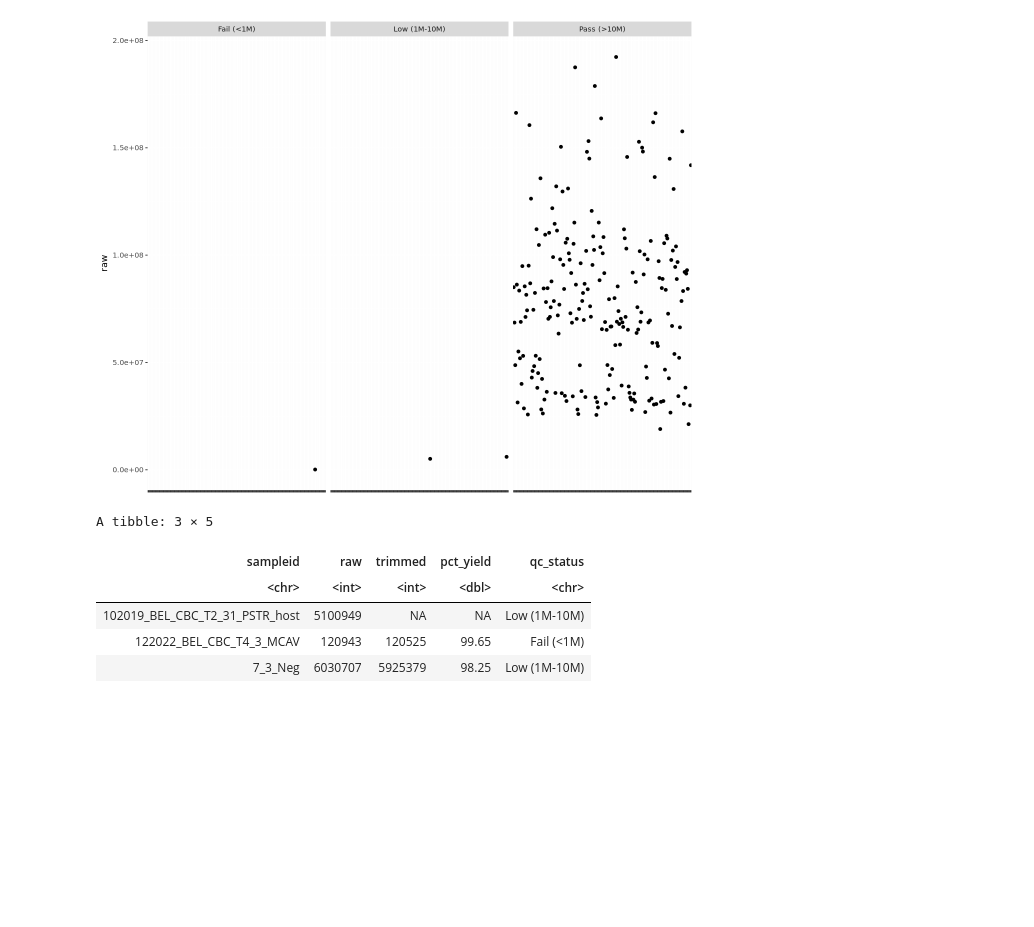
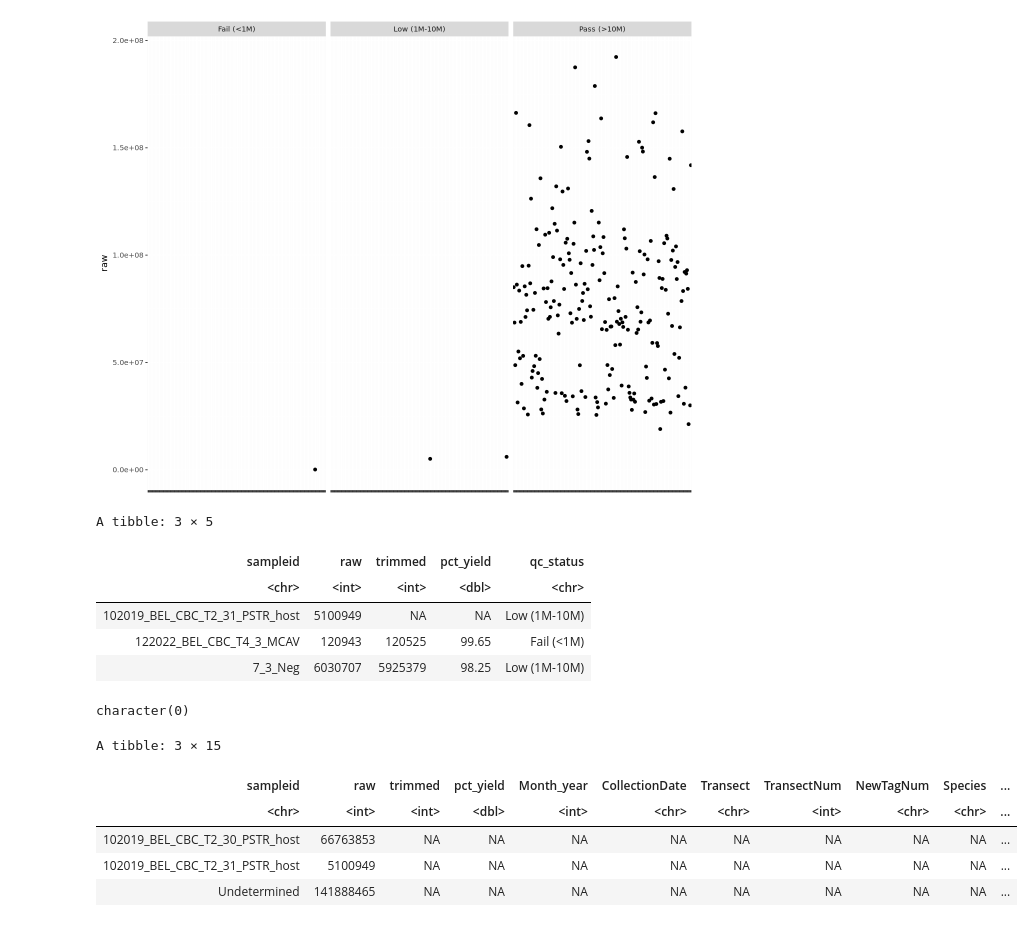
Before and after one commit to brookewicz/CBC_metagenomics, a Jupyter notebook: all_sctld/read_counts.ipynb, the cells around one changed output. Cells and saved outputs as stored; diff of their text form; code cells hidden in the pictures; blank space fills up the shorter version.

Commit message:
filter samples and combine with metadata

```diff
--- a/all_sctld/read_counts.ipynb
+++ b/all_sctld/read_counts.ipynb
@@ -91,3 +112,9 @@ print(reads_wide)
+# %%
+# change incorrect sample id (wrong specie)
+reads_wide<-reads_wide %>%
+    mutate(sampleid = if_else(sampleid=='052022_BEL_CBC_T1_63_OFAV','052022_BEL_CBC_T1_63_OANN',sampleid))
+reads_all<-reads_all %>%
+    mutate(sampleid = if_else(sampleid=='052022_BEL_CBC_T1_63_OFAV','052022_BEL_CBC_T1_63_OANN',sampleid))
 # %%
 # rewrite long and wide format
 # %%
@@ -281,0 +313,4 @@ A tibble: 3 × 5
+# %%
+reads_filtered
+# %% [output]
+character(0)
@@ -281,0 +320,20 @@ A tibble: 3 × 5
+# %%
+# idk why cant fix oann rn so going to add data manually for now
+samplefix<-data.frame('sampleid' = '052022_BEL_CBC_T1_63_OANN','Month_year' = 52022, 'Transect' = 'CBC30N', 'TransectNum' = 1, 'NewTagNum' = '25',
+           'Species' = 'OANN', 'SampleNum' = '63', 'Health_status' = 'Healthy', 'colony_id' = 'T1_25_OANN')
+reads_combined<-reads_combined %>%
+    rows_update(samplefix, by = "sampleid")
+# %%
+reads_combined<-reads_combined %>%
+    mutate(group = if_else(grepl("Neg",sampleid), "Negative", paste0(Month_year, "_", Species, "_", Health_status)))
+# %%
+# investigate NAs
+reads_combined %>%
+    filter(grepl("NA",group))
+# %% [output]
+A tibble: 3 × 15
+| sampleid | raw | trimmed | pct_yield | Month_year | CollectionDate | Transect | TransectNum | NewTagNum | Species | ... |
+| <chr> | <int> | <int> | <dbl> | <int> | <chr> | <chr> | <int> | <chr> | <chr> | ... |
+| 102019_BEL_CBC_T2_30_PSTR_host | 66763853 | NA | NA | NA | NA | NA | NA | NA | NA | ... |
+| 102019_BEL_CBC_T2_31_PSTR_host | 5100949 | NA | NA | NA | NA | NA | NA | NA | NA | ... |
+| Undetermined | 141888465 | NA | NA | NA | NA | NA | NA | NA | NA | ... |
```
Also changed, not shown: parts of 13 cells of this notebook.
